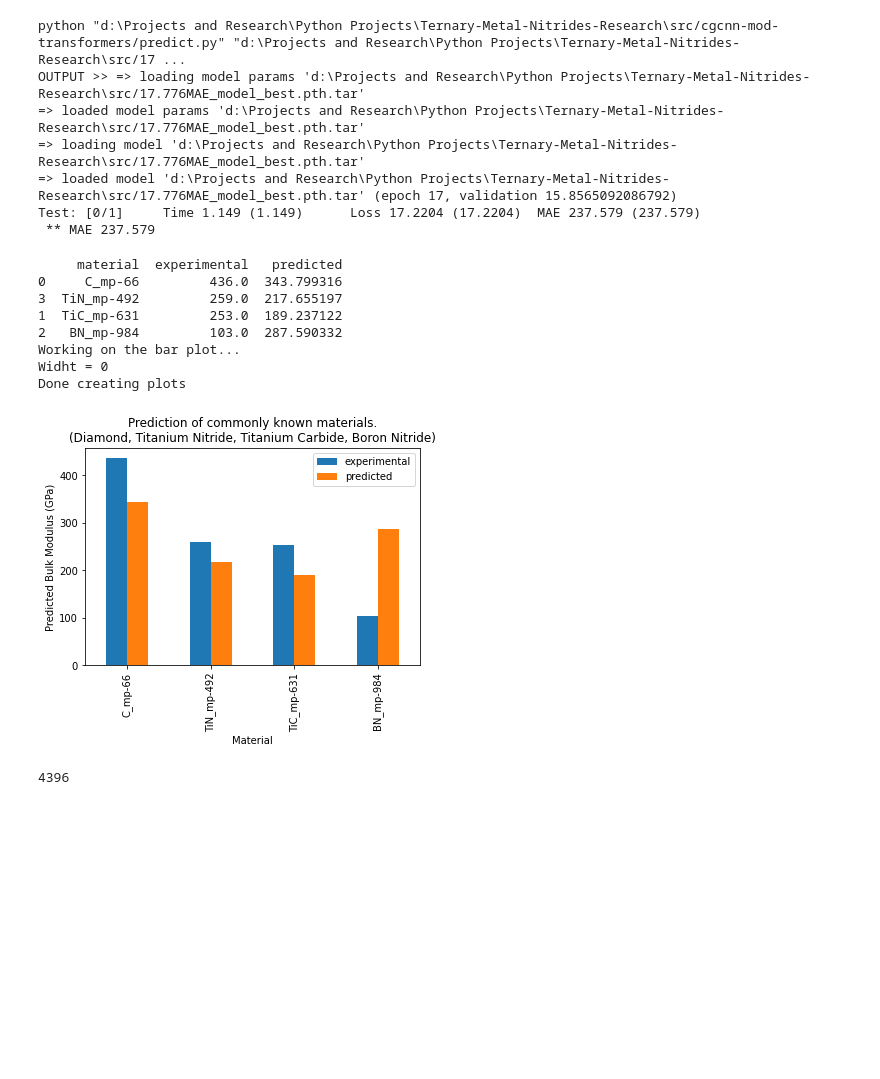
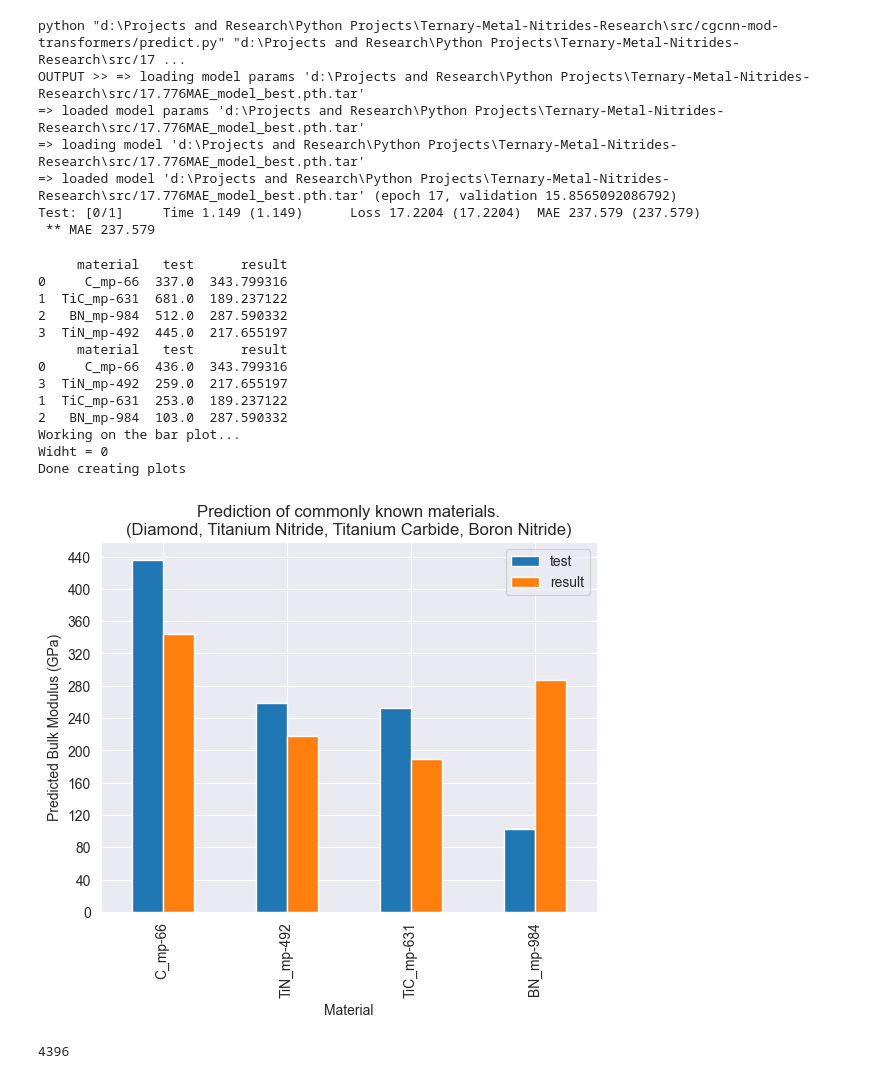
Before and after one commit to ayieko168/Ternary-Metal-Nitrides-Research, a Jupyter notebook: src/transformer_trial3.ipynb, the cells around one changed output. Cells and saved outputs as stored; diff of their text form; code cells hidden in the pictures; blank space fills up the shorter version.

```diff
--- a/src/transformer_trial3.ipynb
+++ b/src/transformer_trial3.ipynb
@@ -314,21 +336,0 @@ ax.xaxis.set_major_locator(plt.MaxNLocator(nbins=15))
-# %%
-# Split the 'material' column into 'material_formula' and 'material_id'
-df[['material_formula', 'material_id']] = df['material'].str.split('_', expand=True)
-df.head()
-
-# get a list of tmn material ids
-tmn_material_ids = [m.get('material_id') for m in TMN_MATERIALS]
-print(tmn_material_ids[0])
-
-# Filter the DataFrame based on 'material_id'
-filtered_df = df[~df['material_id'].isin(tmn_material_ids)]
-
-# Remove the 'material_formula' and 'material_id' columns
-filtered_df = filtered_df.drop(['material_formula', 'material_id'], axis=1)
-
-sb.set_style("darkgrid")
-ax = sb.regplot(x='test', y='result', data=filtered_df, line_kws={"color": "C1", 'linewidth': 1.5}, scatter_kws={'color': 'blue', 's': 15})
-# ax = sb.scatterplot(x="test", y="result", data=df, palette=color_dict, legend='full')
-ax.set_title(f"A regression scatter plot showing the relationship between the predicted and\n actual bulk modulus values after training. ({len(filtered_df)} points)")
-ax.set_xlabel("Experimental Bulk Modulus (GPa)")
-ax.set_ylabel("Predicted Bulk Modulus (GPa)")
@@ -578,45 +565,58 @@ Test: [0/1]     Time 1.149 (1.149)      Loss 17.2204 (17.2204)  MAE 237.579 (237
 # %%
 result_file = os.path.join(ROOT_DIR, "src/predict_common_publish.csv")
 
 df = pd.read_csv(result_file)
+print(df.head())
 # df = df.sort_values(by='test', ascending=False)
 
 lis = []
 for i in df.to_dict(orient='split')['data']:
     result_dict = {}
     for j in materials:
         if j['material_id'] in i[0]:
             result_dict['material'] = i[0]
-            result_dict['experimental'] = j['elasticity']['K_VRH']
-            result_dict['predicted'] = i[-1]
+            result_dict['test'] = j['elasticity']['K_VRH']
+            result_dict['result'] = i[-1]
 
     lis.append(result_dict)
 
 df = pd.DataFrame(lis)
-df = df.sort_values(by='experimental', ascending=False)
+df = df.sort_values(by='test', ascending=False)
 
 print(df)
 
 print(f"Working on the bar plot...")
 width = int((df.shape[0] * 1) / 5)
 print(f"Widht = {width}")
-ax = df.plot(x="material", y=["experimental", "predicted"], kind='bar',
-        title=f"Prediction of commonly known materials.\n(Diamond, Titanium Nitride, Titanium Carbide, Boron Nitride)",
-        )
+ax = df.plot(
+    x="material",
+    y=["test", "result"],
+    kind='bar',
+    title=f"Prediction of commonly known materials.\n(Diamond, Titanium Nitride, Titanium Carbide, Boron Nitride)",
+)
 ax.set_xlabel("Material")
 ax.set_ylabel("Predicted Bulk Modulus (GPa)")
 
+# Show grid and increase y-axis ticks
+ax.grid(True)
+ax.yaxis.set_major_locator(plt.MaxNLocator(nbins=15))
+
 print("Done creating plots")
 # %% [output]
-     material  experimental   predicted
-0     C_mp-66         436.0  343.799316
-3  TiN_mp-492         259.0  217.655197
-1  TiC_mp-631         253.0  189.237122
-2   BN_mp-984         103.0  287.590332
+     material   test      result
+0     C_mp-66  337.0  343.799316
+1  TiC_mp-631  681.0  189.237122
+2   BN_mp-984  512.0  287.590332
+3  TiN_mp-492  445.0  217.655197
+     material   test      result
+0     C_mp-66  436.0  343.799316
+3  TiN_mp-492  259.0  217.655197
+1  TiC_mp-631  253.0  189.237122
+2   BN_mp-984  103.0  287.590332
 Working on the bar plot...
 Widht = 0
 Done creating plots
-[figure, old version]
+[figure, new version]
 # %%
 ## Get the properties for the common materials
 mpr = MPRester(API_TOKEN)
```
Also changed, not shown: parts of 6 cells of this notebook.
